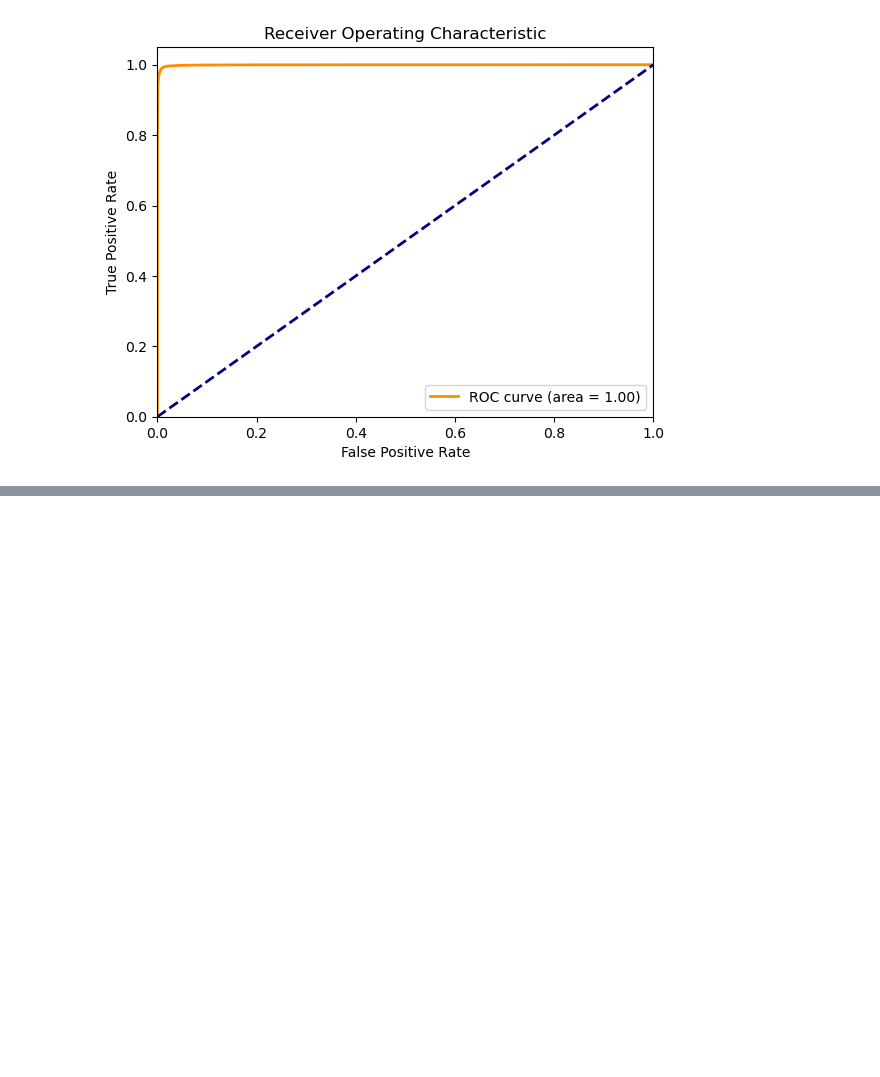
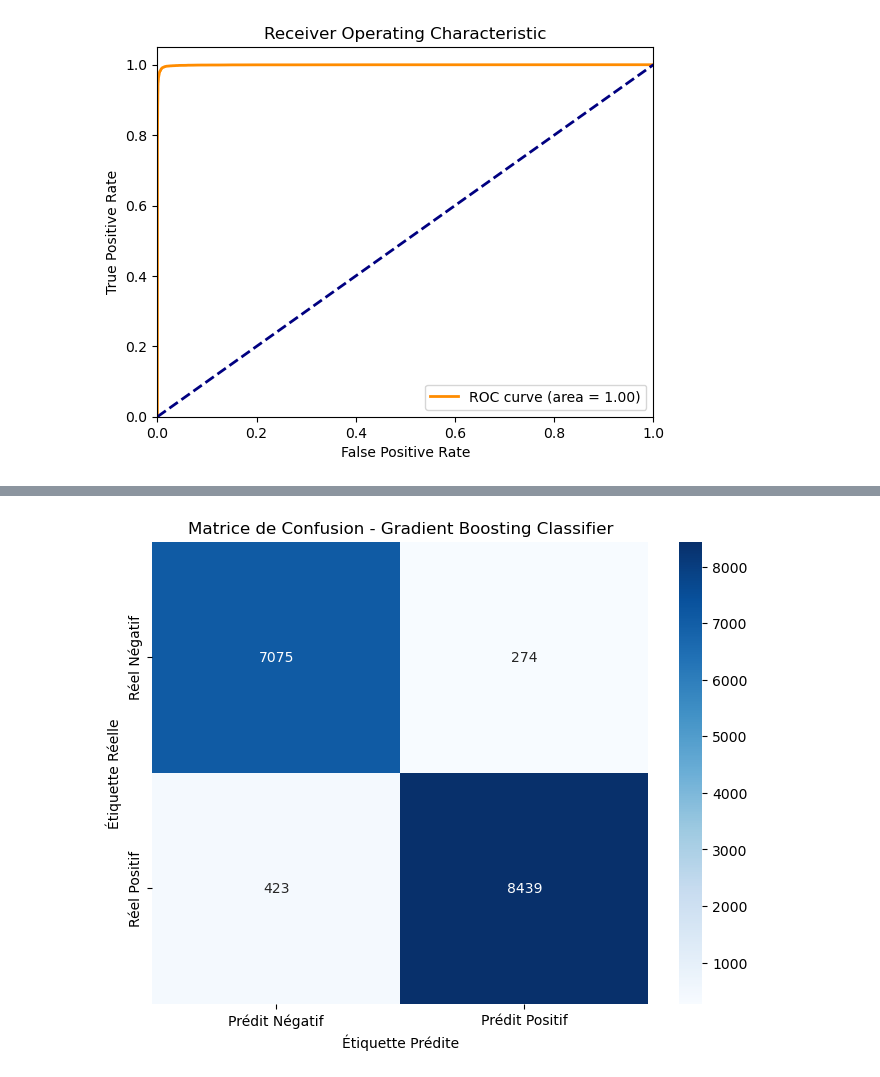
Before and after one commit to Affog7/ML_Champignon, a Jupyter notebook: main.ipynb, the cells around one changed output, grey strips where cells are left out. Drawn from its saved outputs; the diff is of its cells as text; code cells hidden in the pictures; blank space fills up the shorter version.

```diff
--- a/main.ipynb
+++ b/main.ipynb
@@ -146,0 +127,20 @@ SystemExit: 1
+# %%
+from sklearn.ensemble import GradientBoostingClassifier
+from sklearn.model_selection import train_test_split
+from sklearn.metrics import classification_report
+
+
+# Split the data into training and testing sets
+X_train, X_test, y_train, y_test = train_test_split(X, y, test_size=0.3, random_state=42)
+
+# Initialize the GradientBoostingClassifier
+gbc = GradientBoostingClassifier(n_estimators=500, learning_rate=0.1, max_depth=3, random_state=42)
+
+# Train the model
+gbc.fit(X_train, y_train)
+
+# Predict on the test set
+y_pred = gbc.predict(X_test)
+
+# Evaluate the model
+print(classification_report(y_test, y_pred))
@@ -146,0 +156,13 @@ SystemExit: 1
+# %%
+# Calcul de la matrice de confusion
+cm = confusion_matrix(y_test, y_pred)
+
+# Création de la heatmap
+plt.figure(figsize=(8, 6))
+sns.heatmap(cm, annot=True, fmt='d', cmap='Blues', xticklabels=['Prédit Négatif', 'Prédit Positif'], yticklabels=['Réel Négatif', 'Réel Positif'])
+plt.ylabel('Étiquette Réelle')
+plt.xlabel('Étiquette Prédite')
+plt.title('Matrice de Confusion - Gradient Boosting Classifier')
+plt.show()
+# %% [output]
+[figure, added]
```
Also changed, not shown: parts of 12 cells of this notebook, 4 other files.
